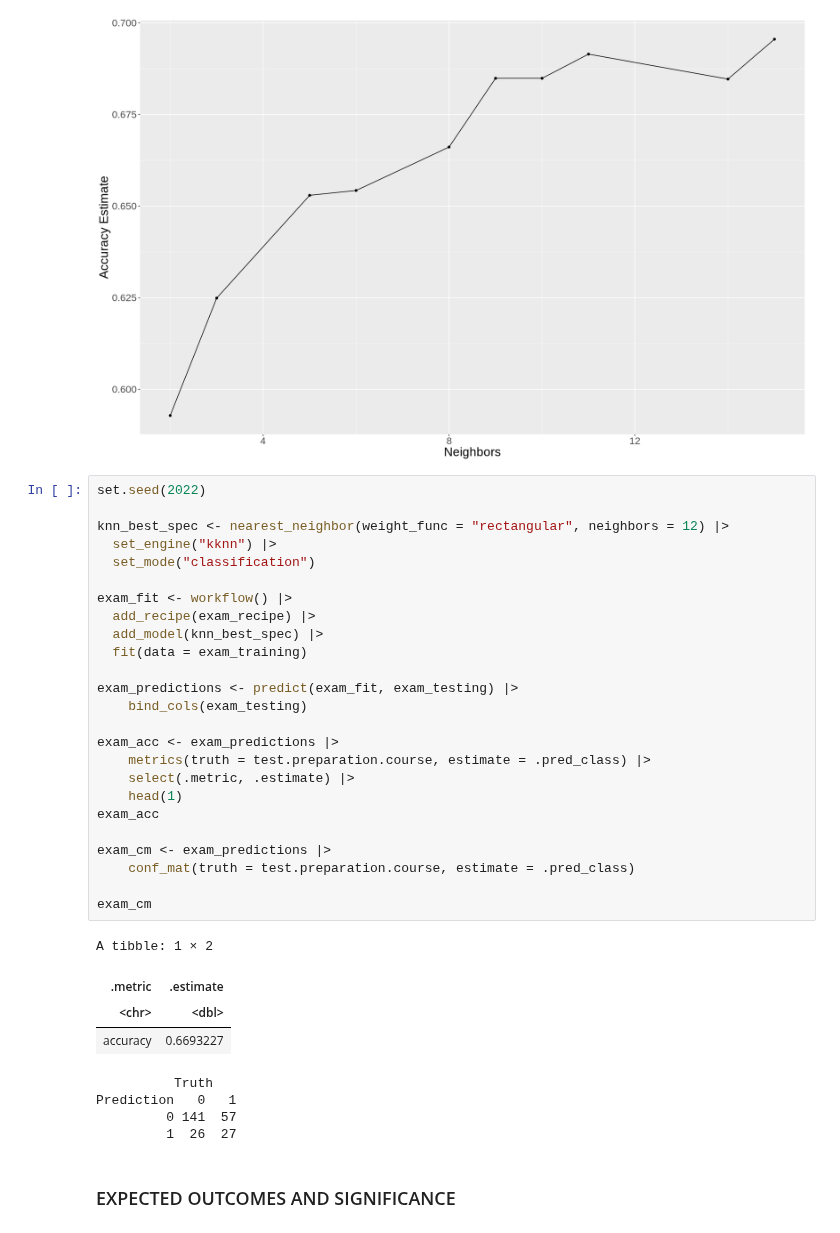
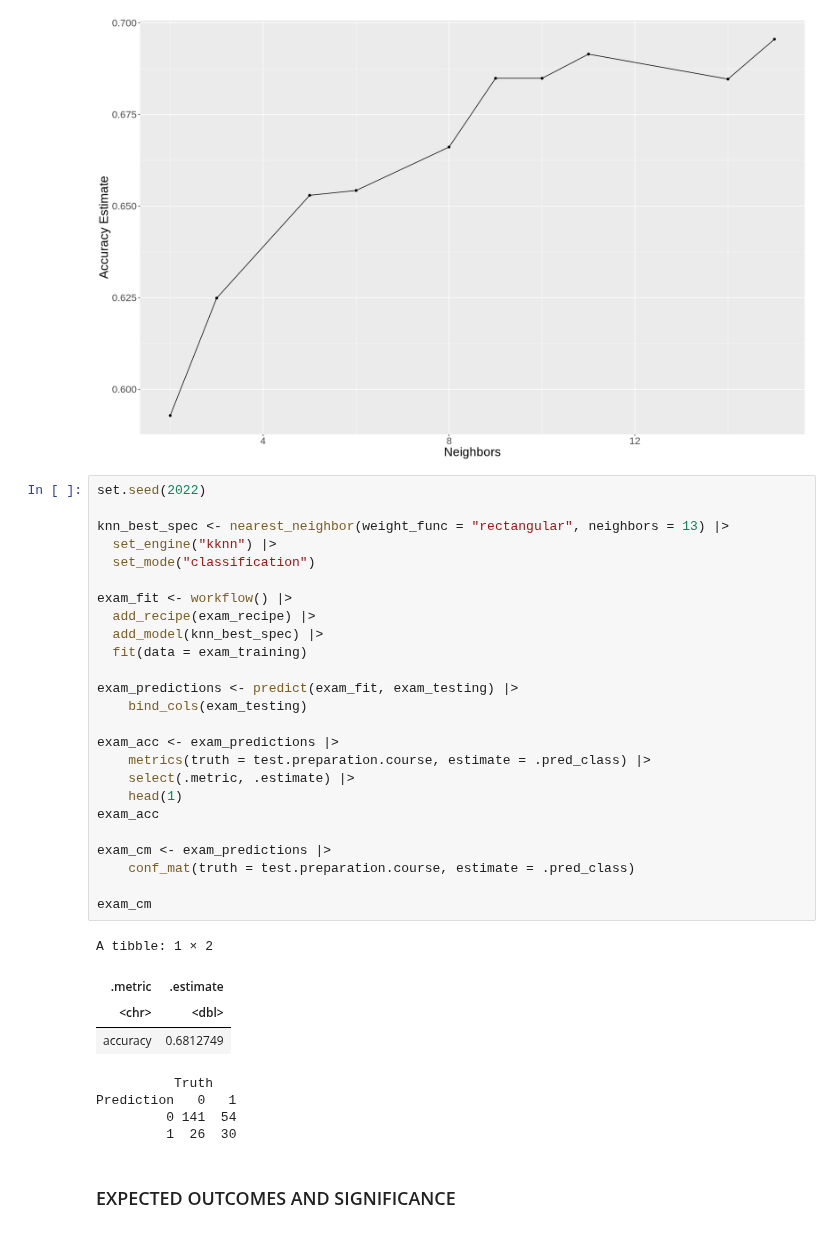
Before and after one commit to mayas02/dsci-100-2022w1-group-89, a Jupyter notebook: dataset.ipynb, the cells around one changed output. Saved outputs shown, nothing was run; the diff lists cells and outputs as text.

```diff
--- a/dataset.ipynb
+++ b/dataset.ipynb
@@ -260,37 +258,37 @@ cross_val_plot
 # %%
 set.seed(2022)
 
-knn_best_spec <- nearest_neighbor(weight_func = "rectangular", neighbors = 12) |>
+knn_best_spec <- nearest_neighbor(weight_func = "rectangular", neighbors = 13) |>
   set_engine("kknn") |>
   set_mode("classification")
 
 exam_fit <- workflow() |>
   add_recipe(exam_recipe) |>
   add_model(knn_best_spec) |>
   fit(data = exam_training)
 
 exam_predictions <- predict(exam_fit, exam_testing) |>
     bind_cols(exam_testing)
 
 exam_acc <- exam_predictions |>
     metrics(truth = test.preparation.course, estimate = .pred_class) |>
     select(.metric, .estimate) |>
     head(1)
 exam_acc
 
 exam_cm <- exam_predictions |>
     conf_mat(truth = test.preparation.course, estimate = .pred_class)
 
 exam_cm
 # %% [output]
 A tibble: 1 × 2
 | .metric | .estimate |
 | <chr> | <dbl> |
-| accuracy | 0.6693227 |
+| accuracy | 0.6812749 |
           Truth
 Prediction   0   1
-         0 141  57
-         1  26  27
+         0 141  54
+         1  26  30
 # %% [markdown]
 ### EXPECTED OUTCOMES AND SIGNIFICANCE
 # %% [markdown]
```
Also changed, not shown: parts of 1 cell of this notebook.
